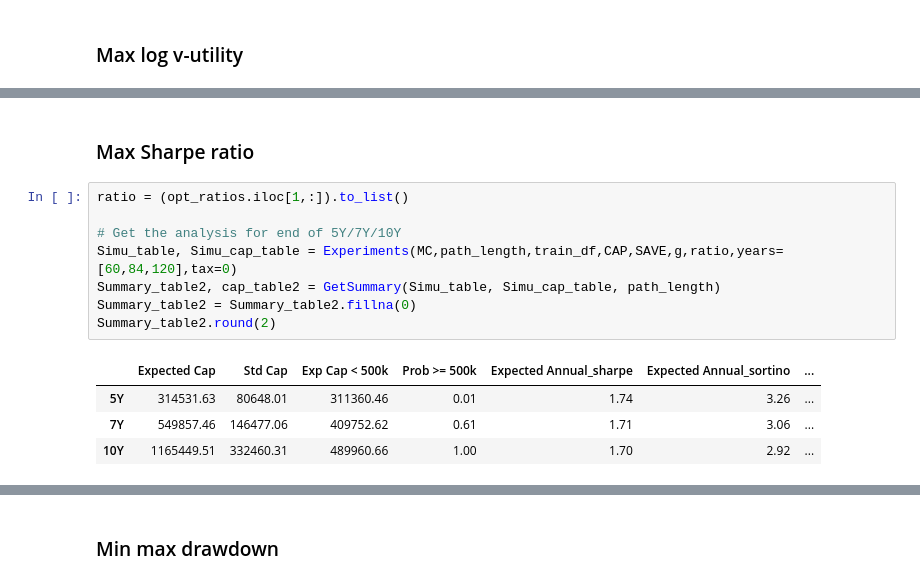
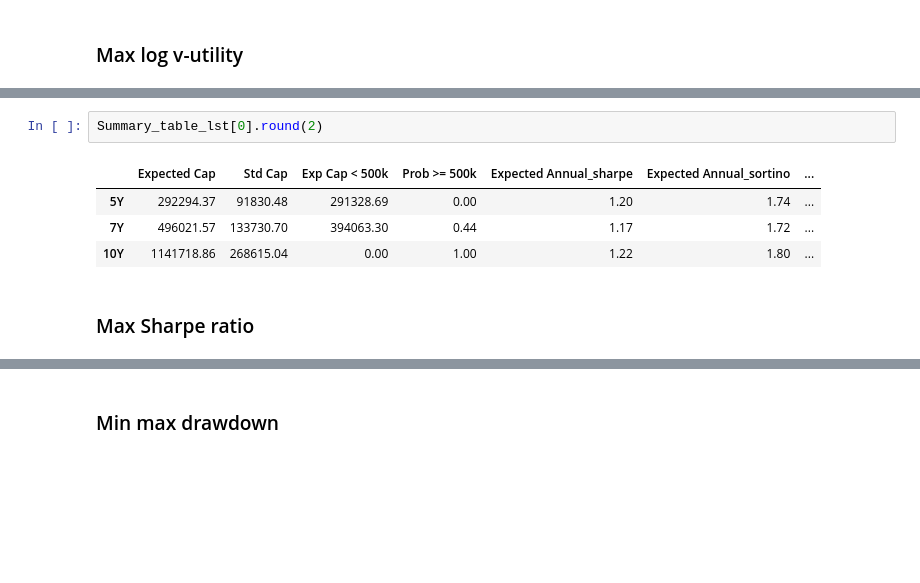
Before and after one commit to fxn-thu/FIN535-Final-23F, a Jupyter notebook: main.ipynb, the cells around one changed output, grey strips where cells are left out. Drawn from its saved outputs; the diff is of its cells as text; blank space fills up the shorter version.

```diff
--- a/main.ipynb
+++ b/main.ipynb
@@ -56,15 +69,9 @@ Summary_table1.round(2)
+# %%
+Summary_table_lst[0].round(2)
+# %% [output]
+|  | Expected Cap | Std Cap | Exp Cap < 500k | Prob >= 500k | Expected Annual_sharpe | Expected Annual_sortino | ... |
+| 5Y | 292294.37 | 91830.48 | 291328.69 | 0.00 | 1.20 | 1.74 | ... |
+| 7Y | 496021.57 | 133730.70 | 394063.30 | 0.44 | 1.17 | 1.72 | ... |
+| 10Y | 1141718.86 | 268615.04 | 0.00 | 1.00 | 1.22 | 1.80 | ... |
 # %% [markdown]
 ### Max Sharpe ratio
-# %%
-ratio = (opt_ratios.iloc[1,:]).to_list()
-
-# Get the analysis for end of 5Y/7Y/10Y
-Simu_table, Simu_cap_table = Experiments(MC,path_length,train_df,CAP,SAVE,g,ratio,years=[60,84,120],tax=0)
-Summary_table2, cap_table2 = GetSummary(Simu_table, Simu_cap_table, path_length)
-Summary_table2 = Summary_table2.fillna(0)
-Summary_table2.round(2)
-# %% [output]
-|  | Expected Cap | Std Cap | Exp Cap < 500k | Prob >= 500k | Expected Annual_sharpe | Expected Annual_sortino | ... |
-| 5Y | 314531.63 | 80648.01 | 311360.46 | 0.01 | 1.74 | 3.26 | ... |
-| 7Y | 549857.46 | 146477.06 | 409752.62 | 0.61 | 1.71 | 3.06 | ... |
-| 10Y | 1165449.51 | 332460.31 | 489960.66 | 1.00 | 1.70 | 2.92 | ... |
```
Also changed, not shown: parts of 13 cells of this notebook, 5 other files.
